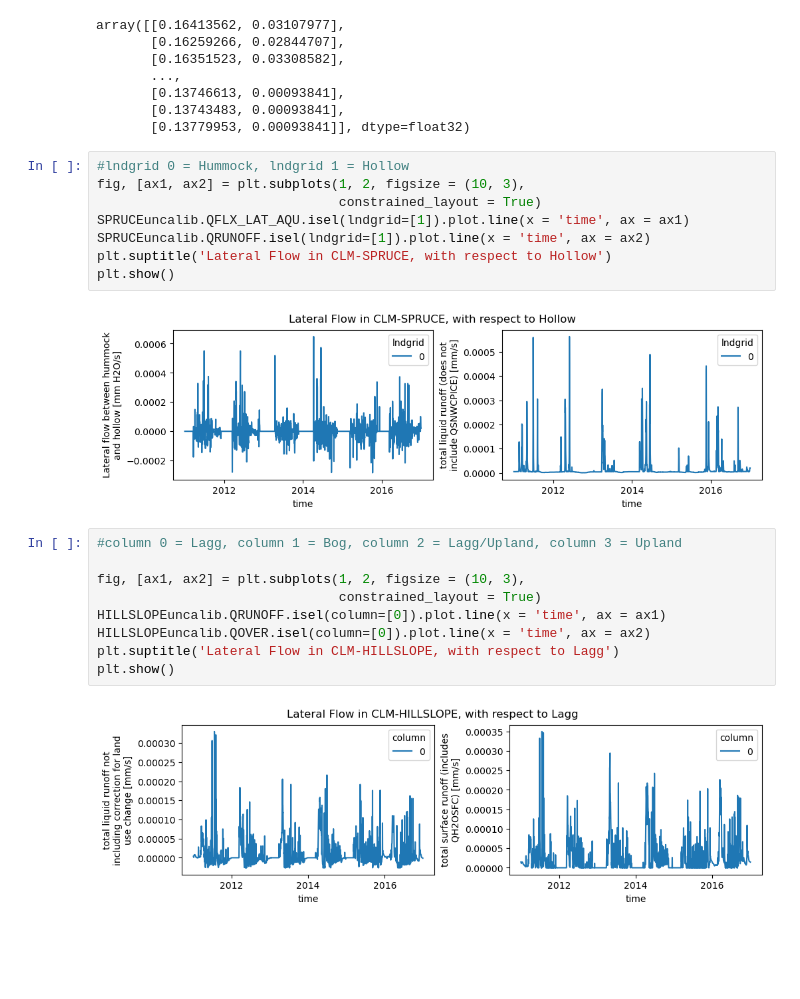
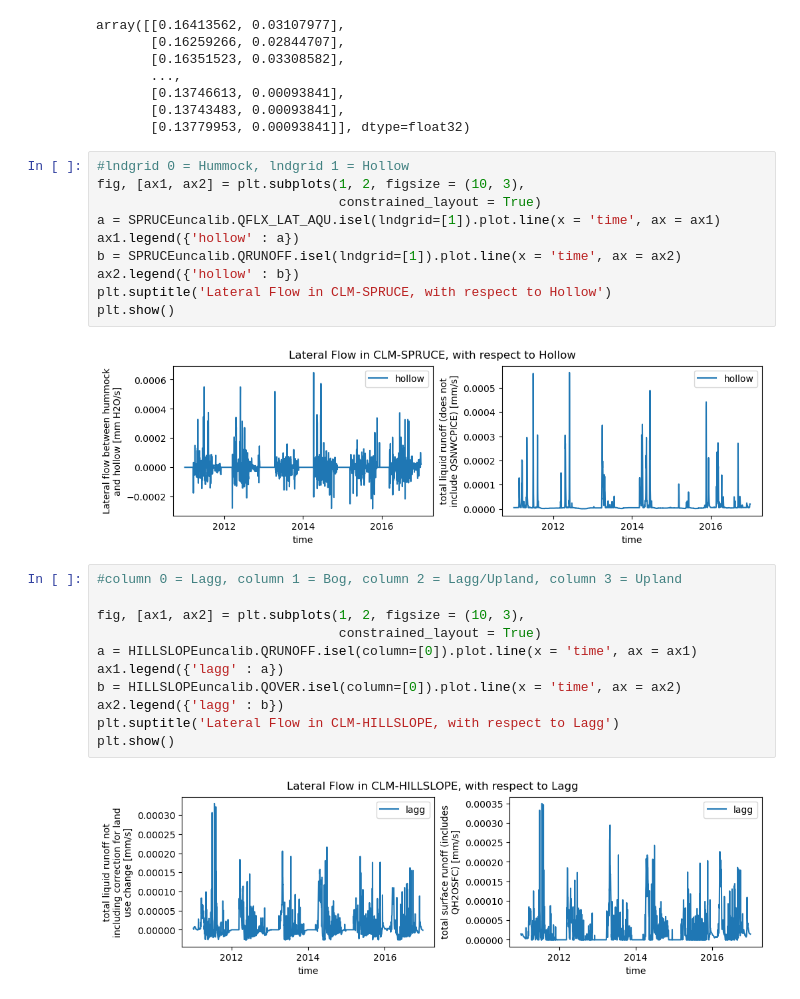
Before and after one commit to mwdjones/peatlandMIP, a Jupyter notebook: 02_lateralflow-analysis.ipynb, the cells around one changed output. Saved outputs shown, nothing was run; the diff lists cells and outputs as text; blank space fills up the shorter version.

```diff
--- a/02_lateralflow-analysis.ipynb
+++ b/02_lateralflow-analysis.ipynb
@@ -81,21 +114,25 @@ array([[0.16413562, 0.03107977],
 # %%
 #lndgrid 0 = Hummock, lndgrid 1 = Hollow
 fig, [ax1, ax2] = plt.subplots(1, 2, figsize = (10, 3),
                                constrained_layout = True)
-SPRUCEuncalib.QFLX_LAT_AQU.isel(lndgrid=[1]).plot.line(x = 'time', ax = ax1)
-SPRUCEuncalib.QRUNOFF.isel(lndgrid=[1]).plot.line(x = 'time', ax = ax2)
+a = SPRUCEuncalib.QFLX_LAT_AQU.isel(lndgrid=[1]).plot.line(x = 'time', ax = ax1)
+ax1.legend({'hollow' : a})
+b = SPRUCEuncalib.QRUNOFF.isel(lndgrid=[1]).plot.line(x = 'time', ax = ax2)
+ax2.legend({'hollow' : b})
 plt.suptitle('Lateral Flow in CLM-SPRUCE, with respect to Hollow')
 plt.show()
 # %% [output]
-[figure, old version]
+[figure, new version]
 # %%
 #column 0 = Lagg, column 1 = Bog, column 2 = Lagg/Upland, column 3 = Upland
 
 fig, [ax1, ax2] = plt.subplots(1, 2, figsize = (10, 3),
                                constrained_layout = True)
-HILLSLOPEuncalib.QRUNOFF.isel(column=[0]).plot.line(x = 'time', ax = ax1)
-HILLSLOPEuncalib.QOVER.isel(column=[0]).plot.line(x = 'time', ax = ax2)
+a = HILLSLOPEuncalib.QRUNOFF.isel(column=[0]).plot.line(x = 'time', ax = ax1)
+ax1.legend({'lagg' : a})
+b = HILLSLOPEuncalib.QOVER.isel(column=[0]).plot.line(x = 'time', ax = ax2)
+ax2.legend({'lagg' : b})
 plt.suptitle('Lateral Flow in CLM-HILLSLOPE, with respect to Lagg')
 plt.show()
 # %% [output]
-[figure, old version]
+[figure, new version]
```
Also changed, not shown: parts of 5 cells of this notebook, 4 other files.
